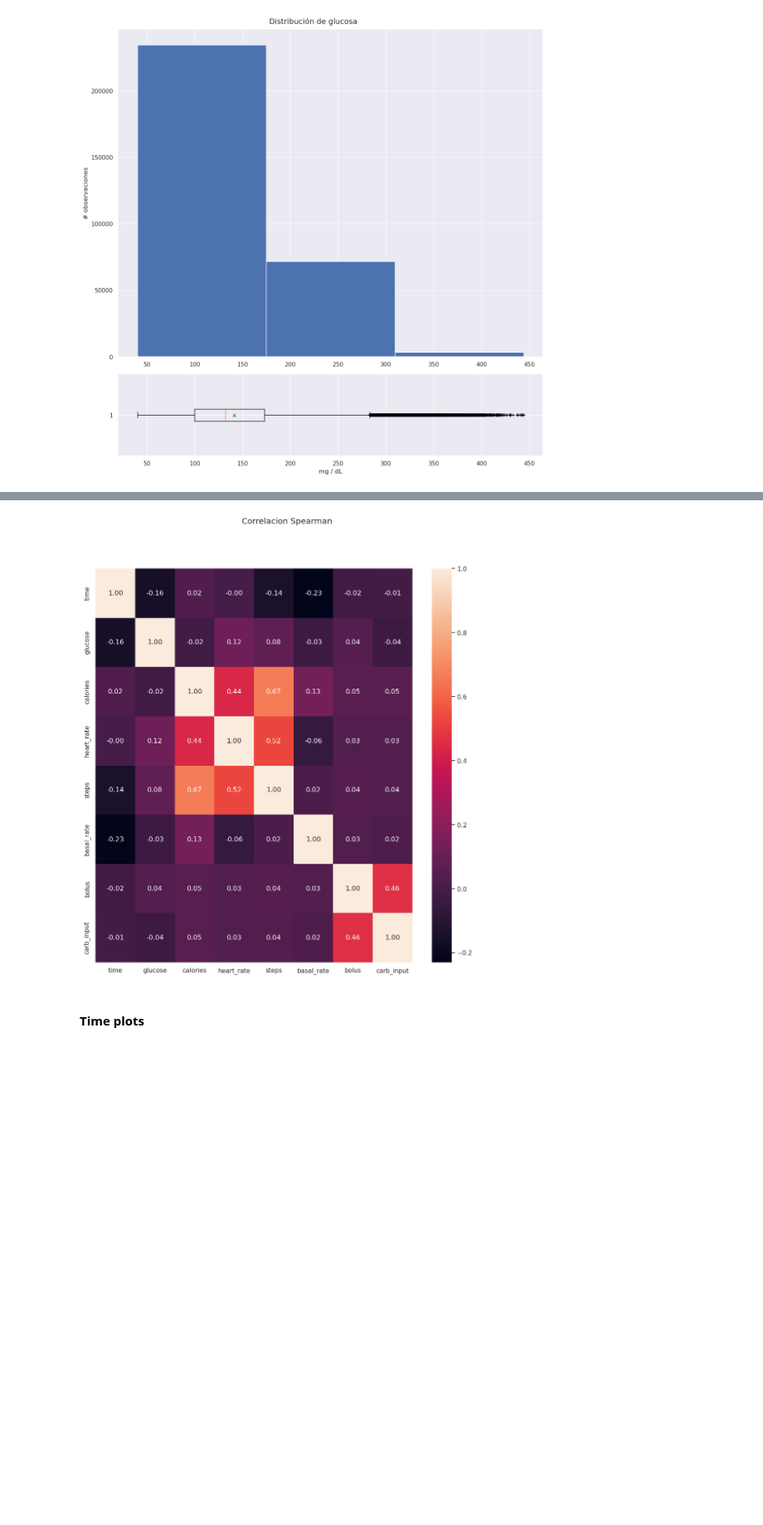
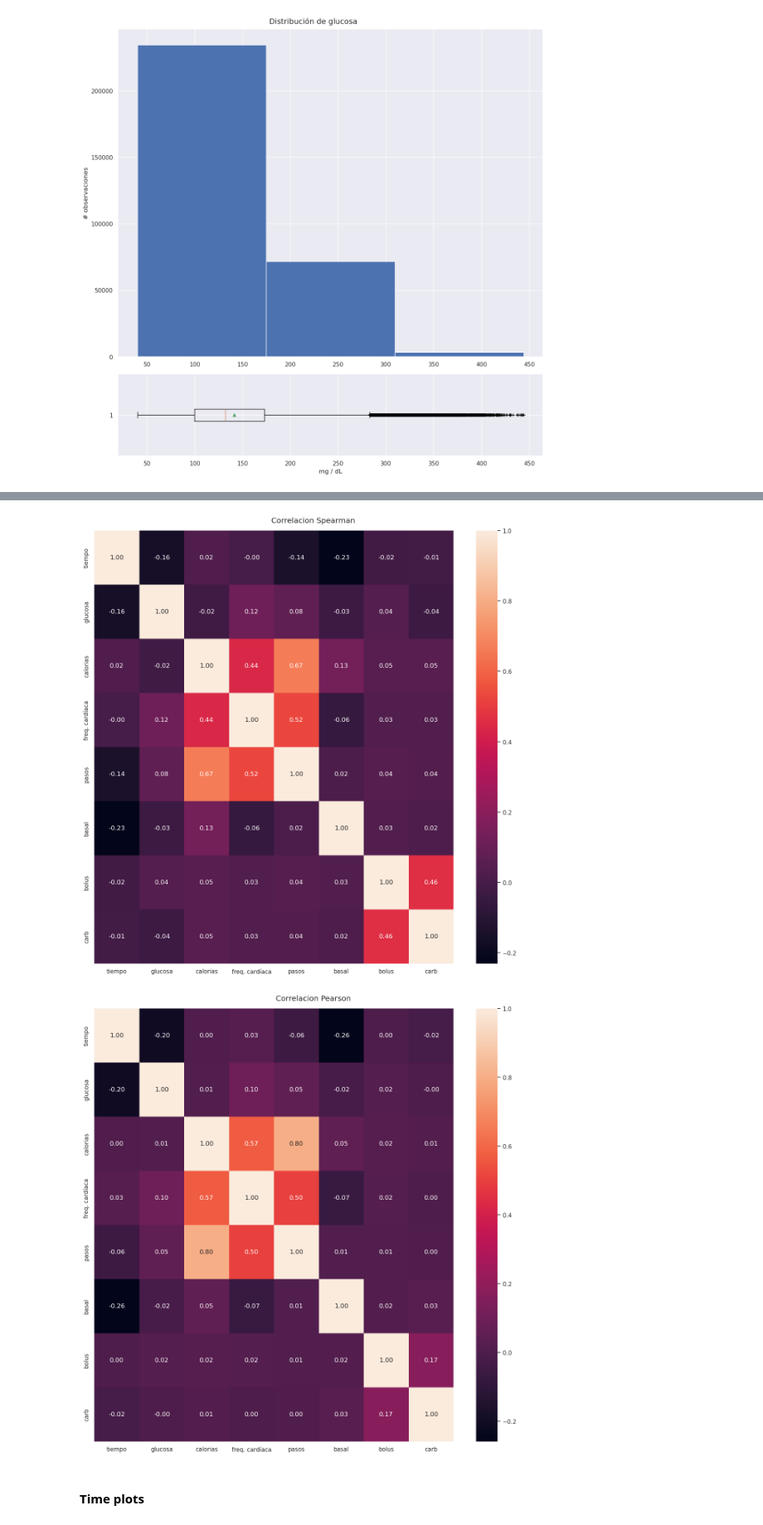
Before and after one commit to Arturo2711/EDA-DT1-PROJECT, a Jupyter notebook: EDA.ipynb, the cells around one changed output, grey strips where cells are left out. Shown: that part at 83% size. Cells and saved outputs as stored; diff of their text form; code cells hidden in the pictures; blank space fills up the shorter version.

Commit message:
improved graph quality

```diff
--- a/EDA.ipynb
+++ b/EDA.ipynb
@@ -55,10 +57,14 @@ data_dir = 'HUPA-UCM Diabetes Dataset/Preprocessed'
 # Append all the patients onto a single dataframe
 people = []
 path = "HUPA-UCM Diabetes Dataset/Preprocessed/"
+#id = 0
 for filename in glob.glob(os.path.join(path, '*.csv')):
     df = pd.read_csv(filename, sep = ";")
     df["time"] = df["time"].apply(lambda x: np.datetime64(x))
+    #df["patient_id"] = [id for i in range(len(df))]
+    # df = df.set_index(['patient_id', 'time'])
     people.append(df)
+    id += 1
 # %%
 # t_(i) - t_(i-1)
 def diff(ts):
@@ -217,12 +225,29 @@ plt.show()
 # %%
 df_heatmap = df.copy()
-df_heatmap = df_heatmap.rename(columns={'bolus_volume_delivered': 'bolus'})
+df_heatmap = df_heatmap.rename(columns={
+    "time" : "tiempo",
+    "glucose" : "glucosa",
+    "calories" : "calorias",
+    "heart_rate" : "freq. cardíaca",
+    "steps" : "pasos",
+    "basal_rate" : "basal",
+    "bolus_volume_delivered" : "bolus",
+    "carb_input" : "carb",
+    })
 fig, ax = plt.subplots(figsize = (width,width))
 sns.heatmap(df_heatmap.corr(method = "spearman"), annot = True, fmt=".2f")
 plt.suptitle("Correlacion Spearman")
+plt.tight_layout()
 plt.show()
+
+fig, ax = plt.subplots(figsize = (width,width))
+sns.heatmap(df_heatmap.corr(method = "pearson"), annot = True, fmt=".2f")
+plt.suptitle("Correlacion Pearson")
+plt.tight_layout()
+plt.show()
 # %% [output]
-[figure, old version]
+[figure, new version]
+[figure, added]
 # %% [markdown]
 #### Time plots
 # %%
```
Also changed, not shown: parts of 4 cells of this notebook.
